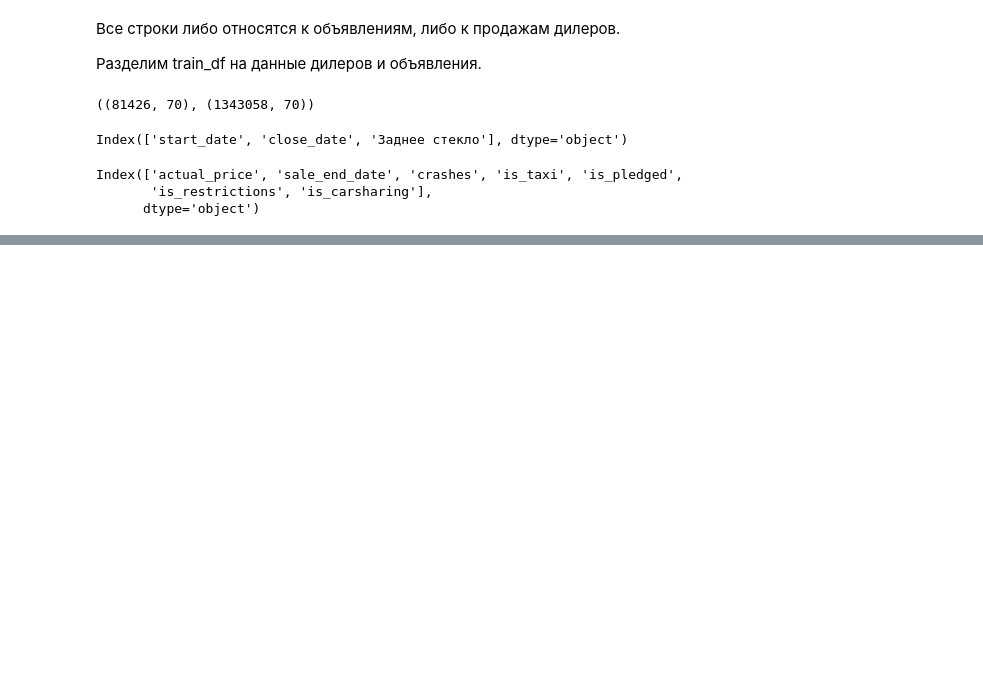
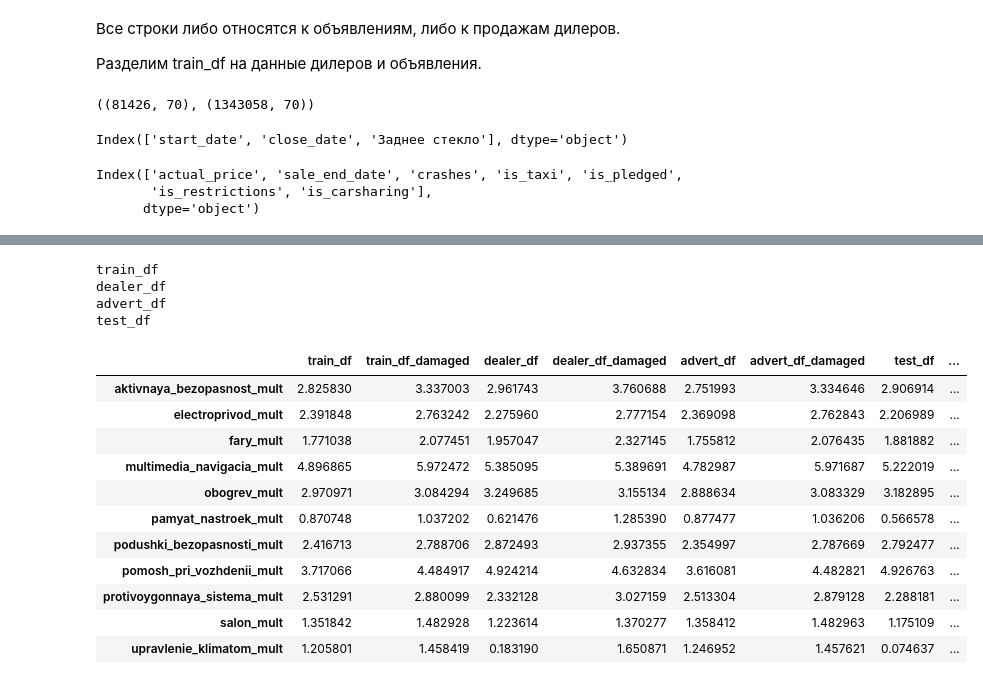
Before and after one commit to Sinus2x/CarValuationService, a Jupyter notebook: notebooks/eda_ryzhkov.ipynb, the cells around one changed output, grey strips where cells are left out. Saved outputs shown, nothing was run; the diff lists cells and outputs as text; code cells hidden in the pictures; blank space fills up the shorter version.

```diff
--- a/notebooks/eda_ryzhkov.ipynb
+++ b/notebooks/eda_ryzhkov.ipynb
@@ -241,0 +312,30 @@ component_features = ['aktivnaya_bezopasnost_mult', 'electroprivod_mult', 'fary_
+# %%
+component_manager = MultiCatManager(train_df, test_df, component_features, 'component_features')
+component_manager.build()
+# %%
+component_stats = pd.DataFrame(index=component_features)
+for name, df in df_dict.items():
+    print(name)
+    component_stats[name] = component_manager.get_entropy(df)
+    temp_mask = df[damage_features].notna().any(axis=1)
+    component_stats[f'{name}_damaged'] = component_manager.get_entropy(df[temp_mask])
+# %% [output]
+train_df
+dealer_df
+advert_df
+test_df
+# %%
+component_stats.style.highlight_quantile(q_left=0.75)
+# %% [output]
+|  | train_df | train_df_damaged | dealer_df | dealer_df_damaged | advert_df | advert_df_damaged | test_df | ... |
+| aktivnaya_bezopasnost_mult | 2.825830 | 3.337003 | 2.961743 | 3.760688 | 2.751993 | 3.334646 | 2.906914 | ... |
+| electroprivod_mult | 2.391848 | 2.763242 | 2.275960 | 2.777154 | 2.369098 | 2.762843 | 2.206989 | ... |
+| fary_mult | 1.771038 | 2.077451 | 1.957047 | 2.327145 | 1.755812 | 2.076435 | 1.881882 | ... |
+| multimedia_navigacia_mult | 4.896865 | 5.972472 | 5.385095 | 5.389691 | 4.782987 | 5.971687 | 5.222019 | ... |
+| obogrev_mult | 2.970971 | 3.084294 | 3.249685 | 3.155134 | 2.888634 | 3.083329 | 3.182895 | ... |
+| pamyat_nastroek_mult | 0.870748 | 1.037202 | 0.621476 | 1.285390 | 0.877477 | 1.036206 | 0.566578 | ... |
+| podushki_bezopasnosti_mult | 2.416713 | 2.788706 | 2.872493 | 2.937355 | 2.354997 | 2.787669 | 2.792477 | ... |
+| pomosh_pri_vozhdenii_mult | 3.717066 | 4.484917 | 4.924214 | 4.632834 | 3.616081 | 4.482821 | 4.926763 | ... |
+| protivoygonnaya_sistema_mult | 2.531291 | 2.880099 | 2.332128 | 3.027159 | 2.513304 | 2.879128 | 2.288181 | ... |
+| salon_mult | 1.351842 | 1.482928 | 1.223614 | 1.370277 | 1.358412 | 1.482963 | 1.175109 | ... |
+| upravlenie_klimatom_mult | 1.205801 | 1.458419 | 0.183190 | 1.650871 | 1.246952 | 1.457621 | 0.074637 | ... |
```
Also changed, not shown: parts of 14 cells of this notebook, 2 other files.
